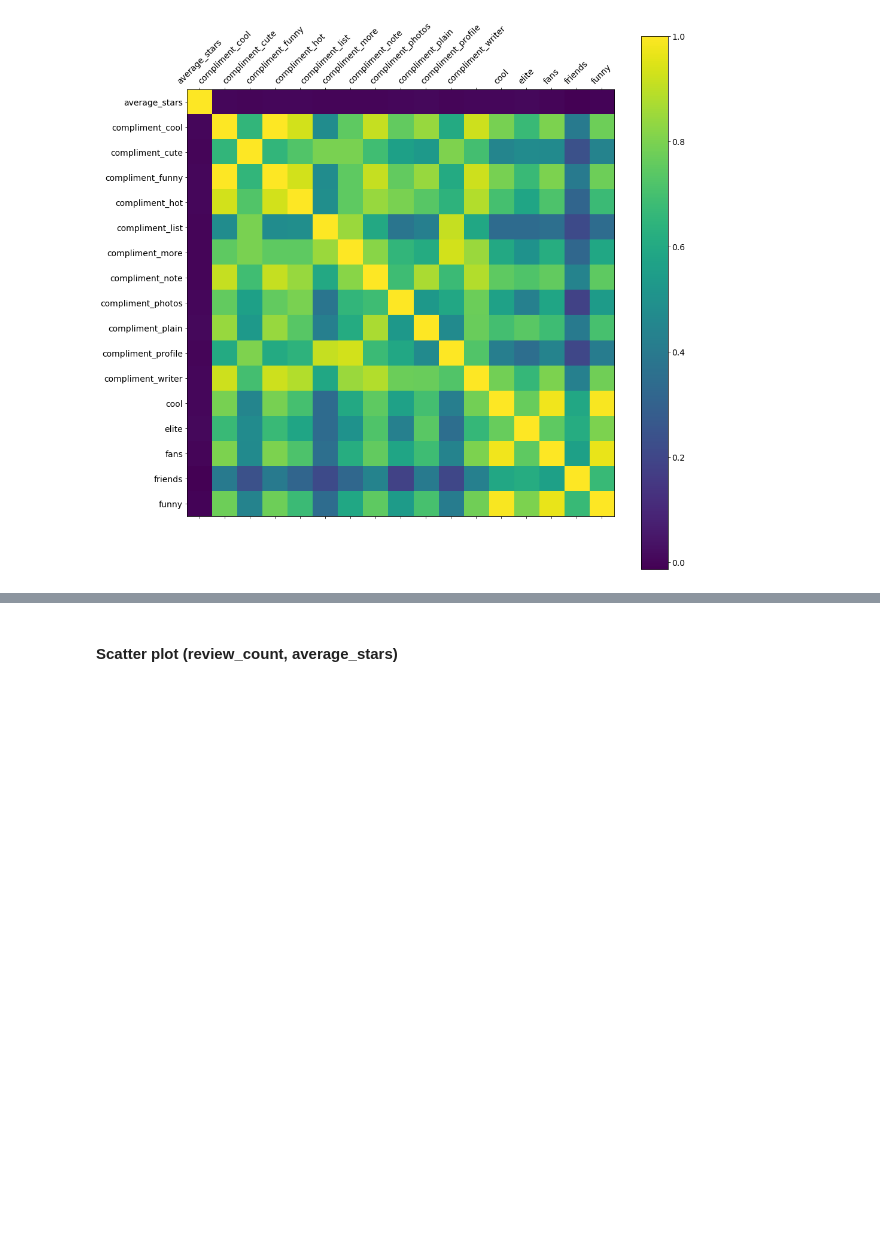
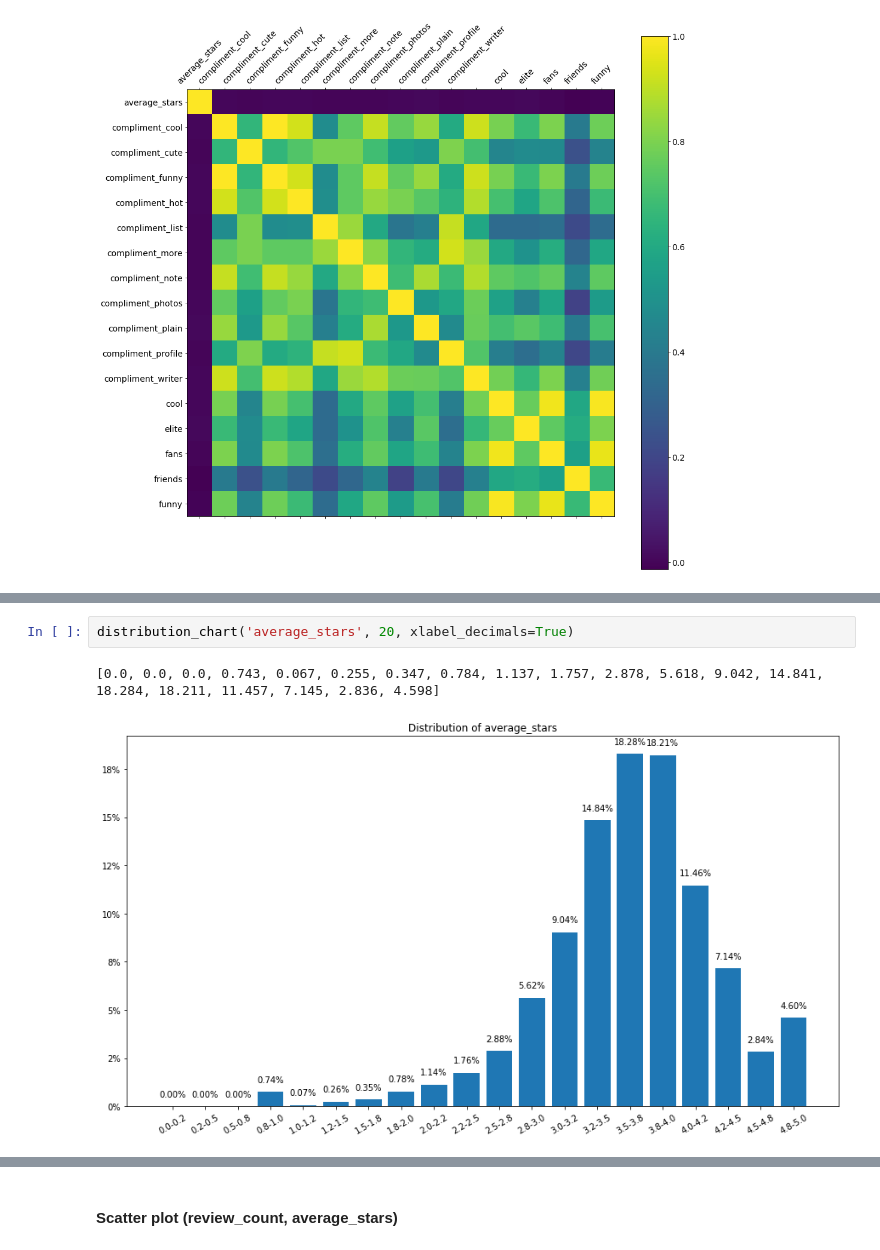
Before and after one commit to lorenzovngl/analysis-of-yelp-open-dataset, a Jupyter notebook: notebooks/user.ipynb, the cells around one changed output, grey strips where cells are left out. Drawn from its saved outputs; the diff is of its cells as text; blank space fills up the shorter version.

Commit message:
Fixed bug in function to generate distribution bar graph

```diff
--- a/notebooks/user.ipynb
+++ b/notebooks/user.ipynb
@@ -91,0 +89,5 @@ plt.show()
+# %%
+distribution_chart('average_stars', 20, xlabel_decimals=True)
+# %% [output]
+[0.0, 0.0, 0.0, 0.743, 0.067, 0.255, 0.347, 0.784, 1.137, 1.757, 2.878, 5.618, 9.042, 14.841, 18.284, 18.211, 11.457, 7.145, 2.836, 4.598]
+[figure, added]
```
Also changed, not shown: parts of 7 cells of this notebook.
